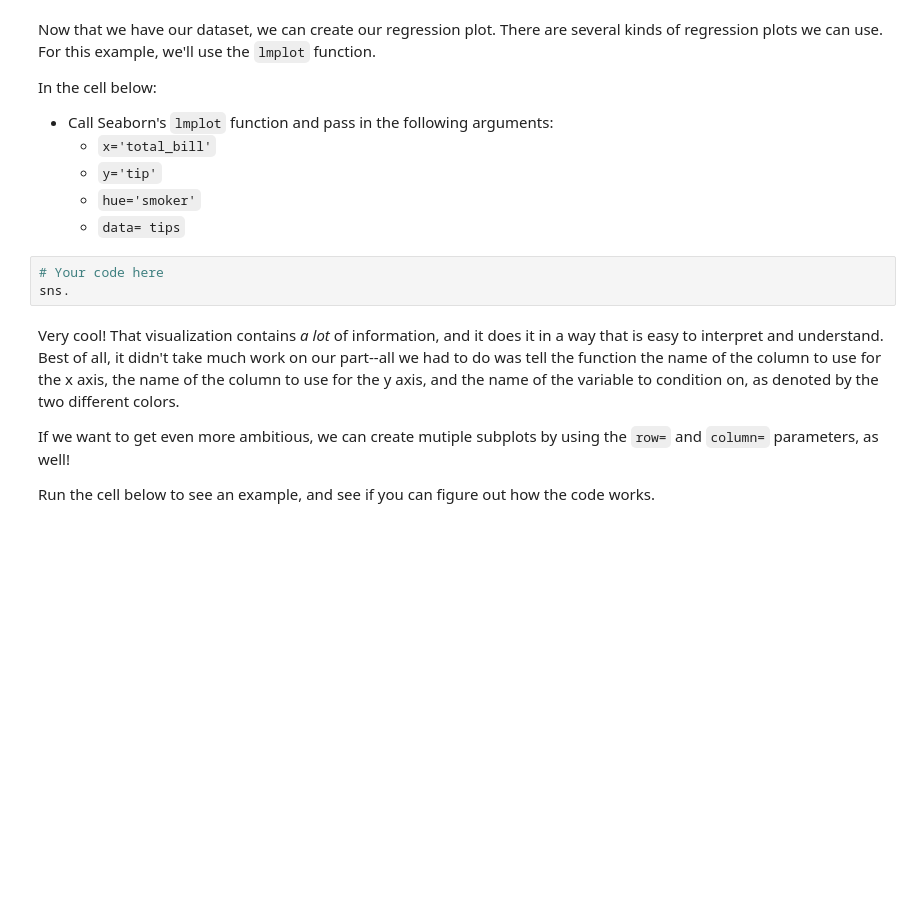
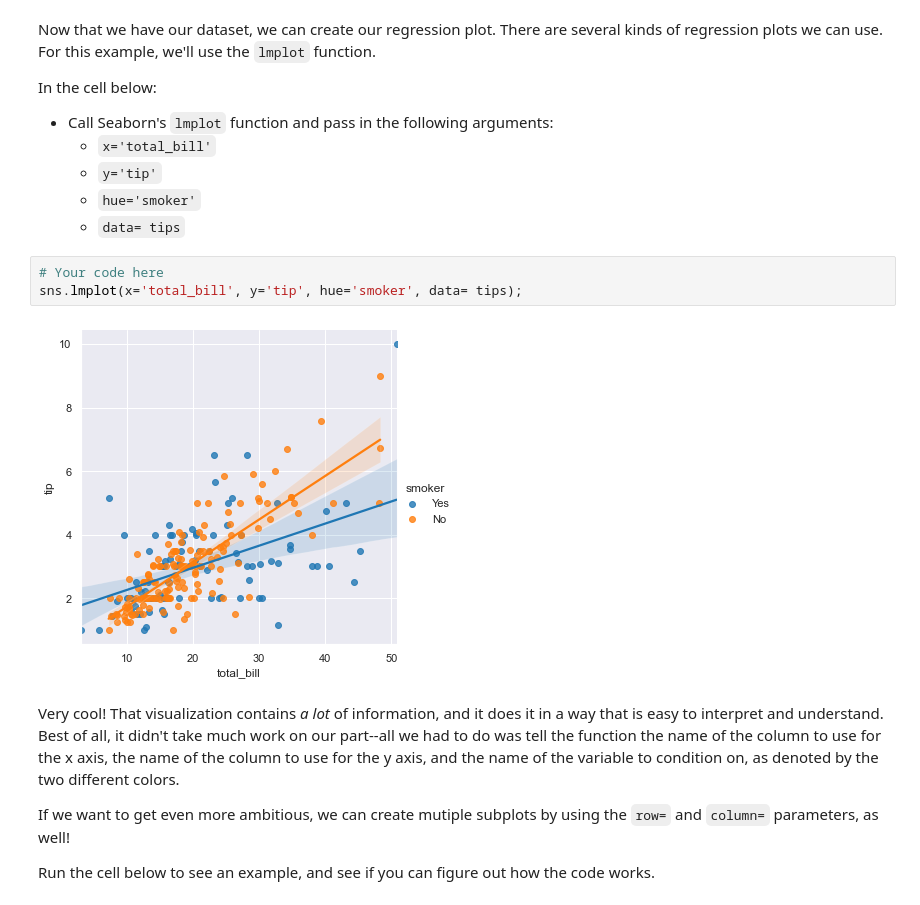
Before and after one commit to ericgiitwa/dsc-seaborn-lab, a Jupyter notebook: Seaborn_Lab.ipynb, the cells around one changed output. Saved outputs shown, nothing was run; the diff lists cells and outputs as text; blank space fills up the shorter version.

```diff
--- a/Seaborn_Lab.ipynb
+++ b/Seaborn_Lab.ipynb
@@ -180,7 +180,9 @@ In the cell below:
     * `data= tips`
 # %%
 # Your code here
-sns.
+sns.lmplot(x='total_bill', y='tip', hue='smoker', data= tips);
+# %% [output]
+[figure, added]
 # %% [markdown]
 Very cool! That visualization contains _a lot_ of information, and it does it in a way that is easy to interpret and understand. Best of all, it didn't take much work on our part--all we had to do was tell the function the name of the column to use for the x axis, the name of the column to use for the y axis, and the name of the variable to condition on, as denoted by the two different colors.
 
```
Also changed, not shown: parts of 1 cell of this notebook.
